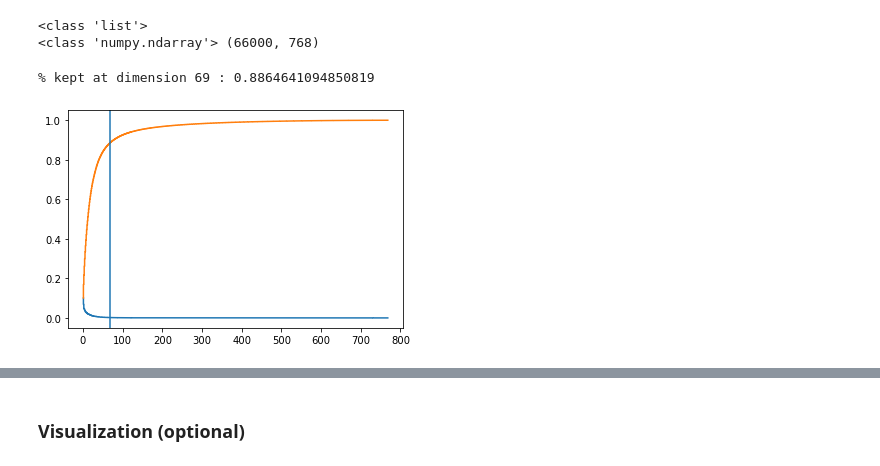
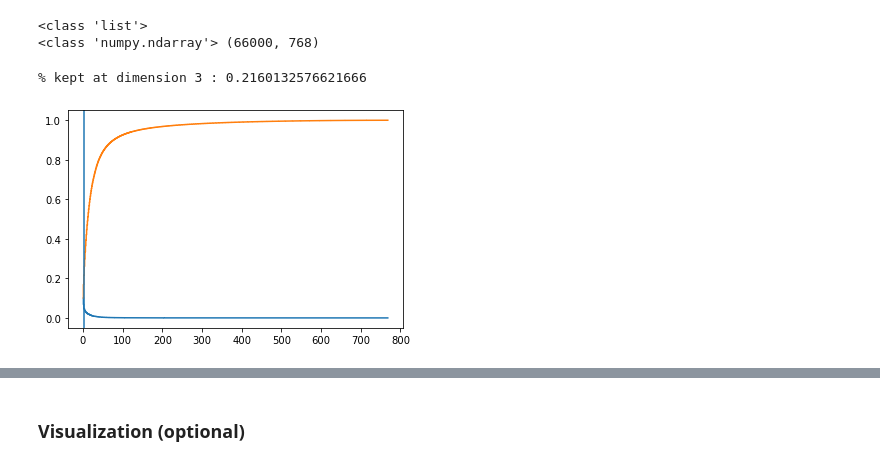
Before and after one commit to UTMIST/Humerus, a Jupyter notebook: humerusbot/data/Creating Training Set.ipynb, the cells around one changed output, grey strips where cells are left out. Saved outputs shown, nothing was run; the diff lists cells and outputs as text; code cells hidden in the pictures.

```diff
--- a/humerusbot/data/Creating Training Set.ipynb
+++ b/humerusbot/data/Creating Training Set.ipynb
@@ -236,10 +236,10 @@ def visualize_3D(X, V, cache, elev = 20, azim = 0):
     ax.scatter(X_reduced[:,0], X_reduced[:,1], X_reduced[:,2], s = 0.0007)
 # %%
 #run pca
-V, cache = pcaifier(bert_embed, 69)
+V, cache = pcaifier(bert_embed, 3)
 # %% [output]
-% kept at dimension 69 : 0.8864641094850819
+% kept at dimension 3 : 0.2160132576621666
-[figure, old version]
+[figure, new version]
 # %%
 # visualize data 2 and 3 d
 print("V:", type(V),V.shape)
```
Also changed, not shown: parts of 5 cells of this notebook, 3 other files.
